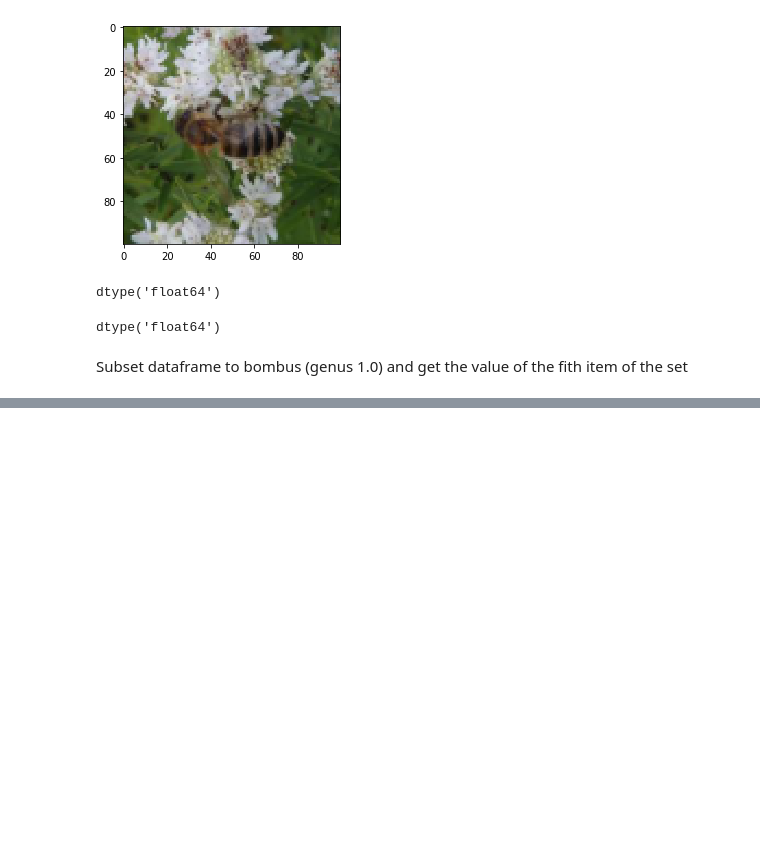
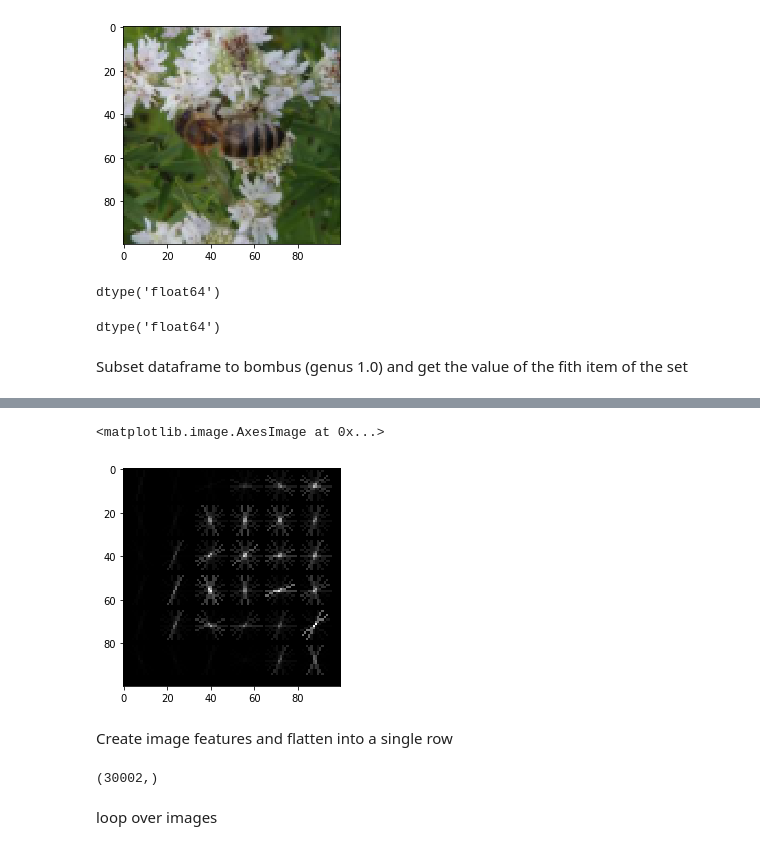
Before and after one commit to juansantateresa/juan, a Jupyter notebook: Projects/Predict Species from Images.ipynb, the cells around one changed output, grey strips where cells are left out. Saved outputs shown, nothing was run; the diff lists cells and outputs as text; code cells hidden in the pictures; blank space fills up the shorter version.

```diff
--- a/Projects/Predict Species from Images.ipynb
+++ b/Projects/Predict Species from Images.ipynb
@@ -82,0 +89,12 @@ bombus_img.dtype
+# %%
+hog_features, hog_image = hog(grey_bombus,
+                              visualize=True,
+                              block_norm='L2-Hys',
+                              pixels_per_cell=(16, 16))
+# %%
+plt.imshow(hog_image, cmap = 'gray')
+# %% [output]
+<matplotlib.image.AxesImage at 0x...>
+[figure, added]
+# %% [markdown]
+Create image features and flatten into a single row
@@ -82,0 +114,6 @@ bombus_img.dtype
+# %%
+bombus_features.shape
+# %% [output]
+(30002,)
+# %% [markdown]
+loop over images
```
Also changed, not shown: parts of 7 cells of this notebook.
